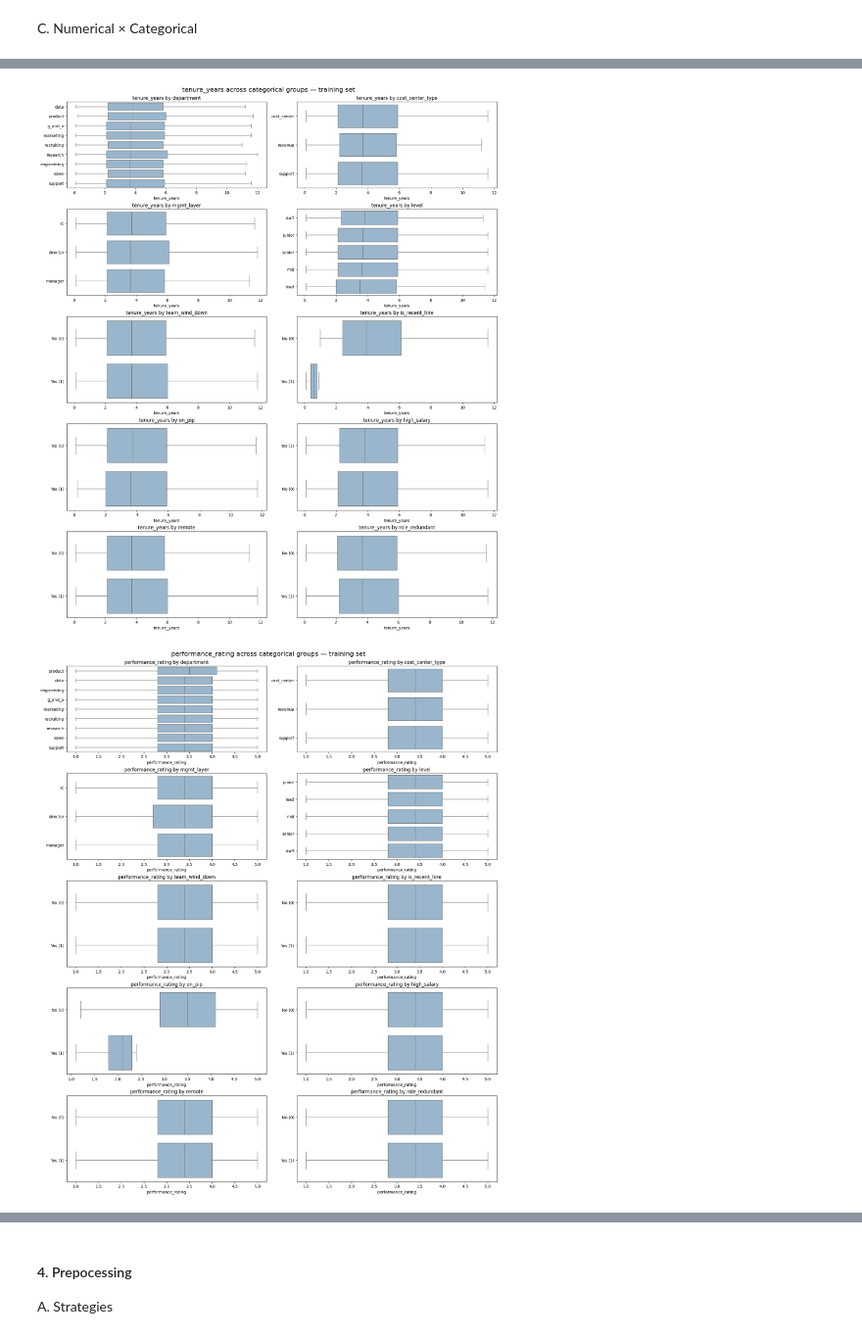
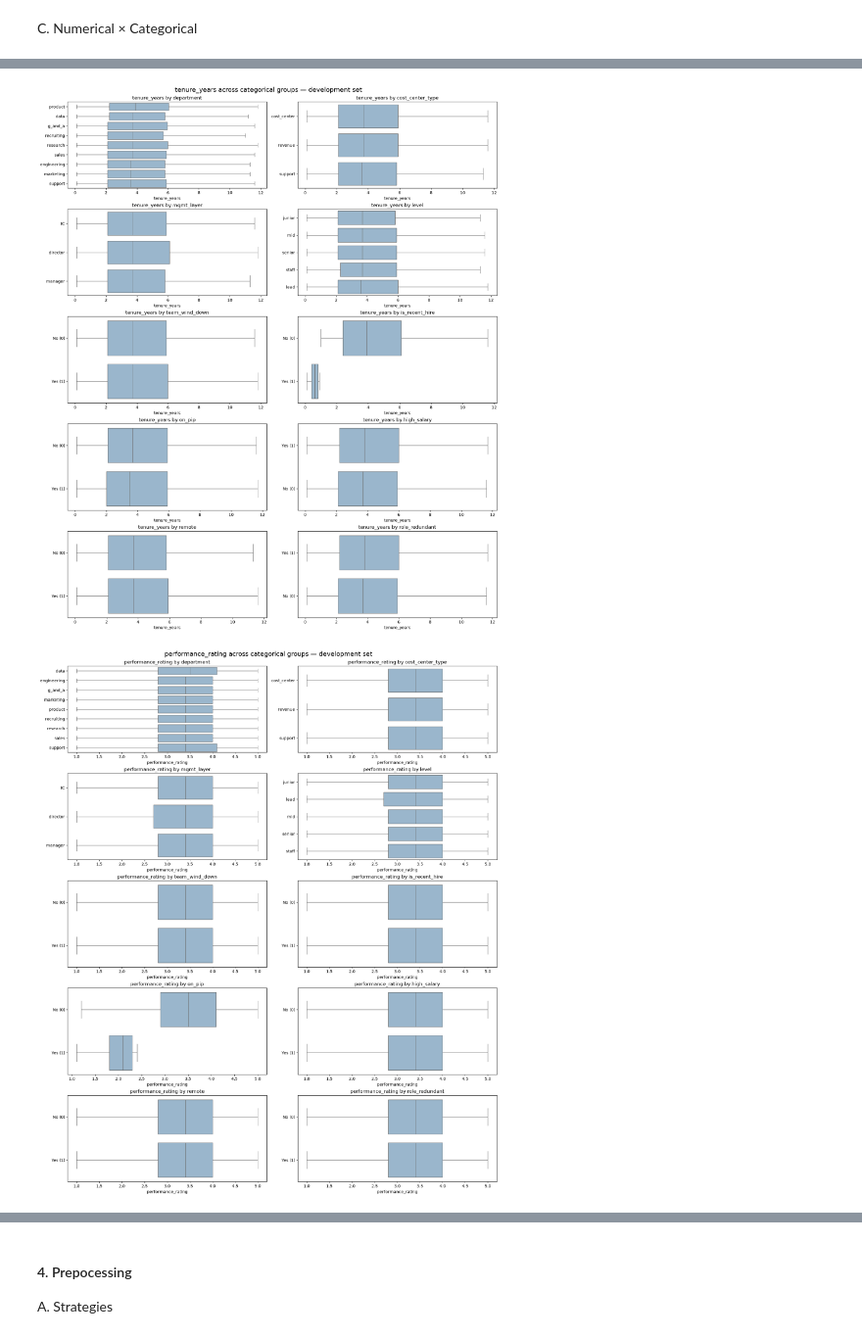
Before and after one commit to giuvallente/neuralNetworks-Project, a Jupyter notebook: eda.ipynb, the cells around one changed output, grey strips where cells are left out. Shown at 98% size. Saved outputs shown, nothing was run; the diff lists cells and outputs as text; code cells hidden in the pictures.

```diff
--- a/eda.ipynb
+++ b/eda.ipynb
@@ -524,6 +564,6 @@ display(pairs)
 # %%
-plot_data = X_train[numeric_cols].sample(
-    n=min(5_000, len(X_train)),
+plot_data = X_dev[numeric_cols].sample(
+    n=min(5_000, len(X_dev)),
     random_state=42,
 )
 
@@ -573,11 +613,11 @@ binary_cols = {
 }
 
 # Rejoin predictors and target by their original row indices for analysis.
-analysis = X_train[categorical_cols].copy()
-analysis["laid_off"] = y_train
+analysis = X_dev[categorical_cols].copy()
+analysis["laid_off"] = y_dev
 
 overall_layoff_pct = analysis["laid_off"].mean() * 100
-print(f"Overall training-set layoff rate: {overall_layoff_pct:.2f}%")
+print(f"Overall development-set layoff rate: {overall_layoff_pct:.2f}%")
 
 category_tables = {}
 
@@ -708,8 +748,8 @@ binary_cols = {
     "high_salary", "remote", "role_redundant",
 }
 
-# Use training data only.
-analysis = X_train[numeric_cols + categorical_cols].copy()
+# Use development data only.
+analysis = X_dev[numeric_cols + categorical_cols].copy()
 
 for numeric in numeric_cols:
     print(f"\n### {numeric}")
@@ -788,33 +828,33 @@ for numeric in numeric_cols:
 
         plot_data["group"] = plot_data[categorical].map(category_label)
 
         # Put groups with the highest median at the top.
         order = (
             plot_data.groupby("group")[numeric]
             .median()
             .sort_values(ascending=False)
             .index
         )
 
         sns.boxplot(
             data=plot_data,
             x=numeric,
             y="group",
             order=order,
             color="#91b7d5",
             showfliers=False,
             ax=ax,
         )
         ax.set_title(f"{numeric} by {categorical}")
         ax.set_xlabel(numeric)
         ax.set_ylabel("")
 
     fig.suptitle(
-        f"{numeric} across categorical groups — training set",
+        f"{numeric} across categorical groups — development set",
         fontsize=16,
     )
     plt.savefig(f"./figures/figure5_{numeric}.png", dpi=150)
     plt.show()
 # %% [output]
-[figure, old version]
+[figure, new version]
-[figure, old version]
+[figure, new version]
```
Also changed, not shown: parts of 23 cells of this notebook, 10 other files.
